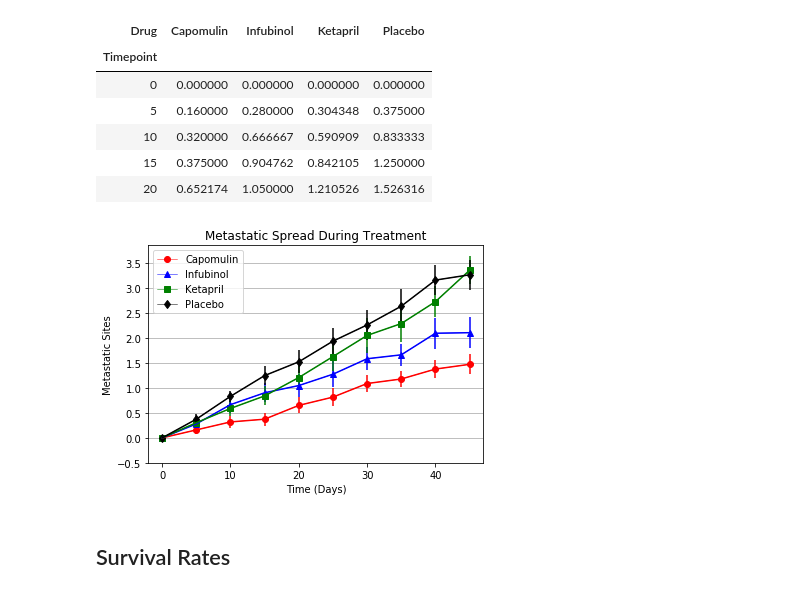
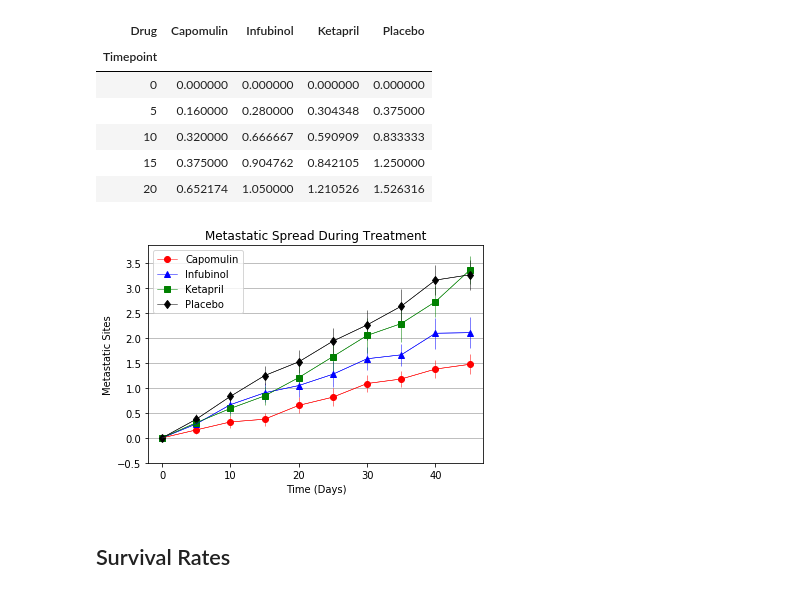
Before and after one commit to speculadora1/matplotlib-challenge, a Jupyter notebook: Pymaceuticals/pymaceuticals.ipynb, the cells around one changed output. Drawn from its saved outputs; the diff is of its cells as text; code cells hidden in the pictures.

```diff
--- a/Pymaceuticals/pymaceuticals.ipynb
+++ b/Pymaceuticals/pymaceuticals.ipynb
@@ -180,39 +184,43 @@ metastaticPivot.head()
 | 20 | 0.652174 | 1.050000 | 1.210526 | 1.526316 |
 # %%
 # Add error plots for each drug
-plt.errorbar(metastaticPivot.index, metastaticPivot["Capomulin"], color = "red", yerr = mErrorsPivot["Capomulin"])
-plt.errorbar(metastaticPivot.index, metastaticPivot["Infubinol"], color = "blue", yerr = mErrorsPivot["Infubinol"])
-plt.errorbar(metastaticPivot.index, metastaticPivot["Ketapril"], color = "green", yerr = mErrorsPivot["Ketapril"])
-plt.errorbar(metastaticPivot.index, metastaticPivot["Placebo"], color = "black", yerr = mErrorsPivot["Placebo"])
+plt.errorbar(metastaticPivot.index, metastaticPivot["Capomulin"], color = "red",
+             yerr = mErrorsPivot["Capomulin"], linewidth = 0.5)
+plt.errorbar(metastaticPivot.index, metastaticPivot["Infubinol"], color = "blue",
+             yerr = mErrorsPivot["Infubinol"], linewidth = 0.5)
+plt.errorbar(metastaticPivot.index, metastaticPivot["Ketapril"], color = "green",
+             yerr = mErrorsPivot["Ketapril"], linewidth = 0.5)
+plt.errorbar(metastaticPivot.index, metastaticPivot["Placebo"], color = "black",
+             yerr = mErrorsPivot["Placebo"], linewidth = 0.5)
 
 # Plot the line chart for each drug
 capomulin, = plt.plot(metastaticPivot.index, metastaticPivot["Capomulin"], color = "red", label = "Capomulin",
                       marker = "o", linewidth = 0.5)
 infubinol, = plt.plot(metastaticPivot.index, metastaticPivot["Infubinol"], color = "blue", label = "Infubinol",
                       marker = "^", linewidth = 0.5)
 ketapril, = plt.plot(metastaticPivot.index, metastaticPivot["Ketapril"], color = "green", label = "Ketapril",
                      marker = "s", linewidth = 0.5)
 placebo, = plt.plot(metastaticPivot.index, metastaticPivot["Placebo"], color = "black", label = "Placebo",
                     marker = "d", linewidth = 0.5)
 
 # Add formatting to the chart
 plt.grid(axis = "y")
 plt.ylim(metastaticMeans["Metastatic Sites"].min() - 0.5, metastaticMeans["Metastatic Sites"].max() + 0.5)
 plt.xlim(metastaticMeans["Timepoint"].min() - 2, metastaticMeans["Timepoint"].max() + 2)
 plt.xlabel("Time (Days)")
 plt.ylabel("Metastatic Sites")
 plt.title("Metastatic Spread During Treatment")
 
 # Create a legend for the chart
 plt.legend(handles=[capomulin, infubinol, ketapril, placebo], loc="best")
 
 # Save the figure
 plt.savefig("images/MetastaticSpread.png")
 
 # Display the plot
 plt.show()
 # %% [output]
-[figure, old version]
+[figure, new version]
 # %% [markdown]
 ## Survival Rates
 # %%
```
Also changed, not shown: parts of 5 cells of this notebook, 4 other files.
